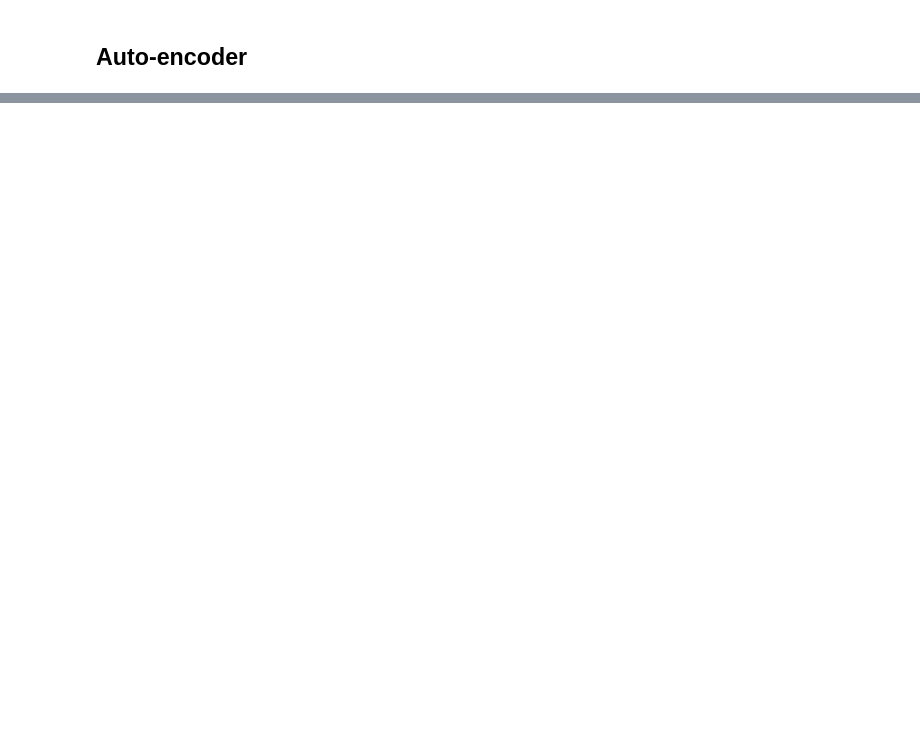
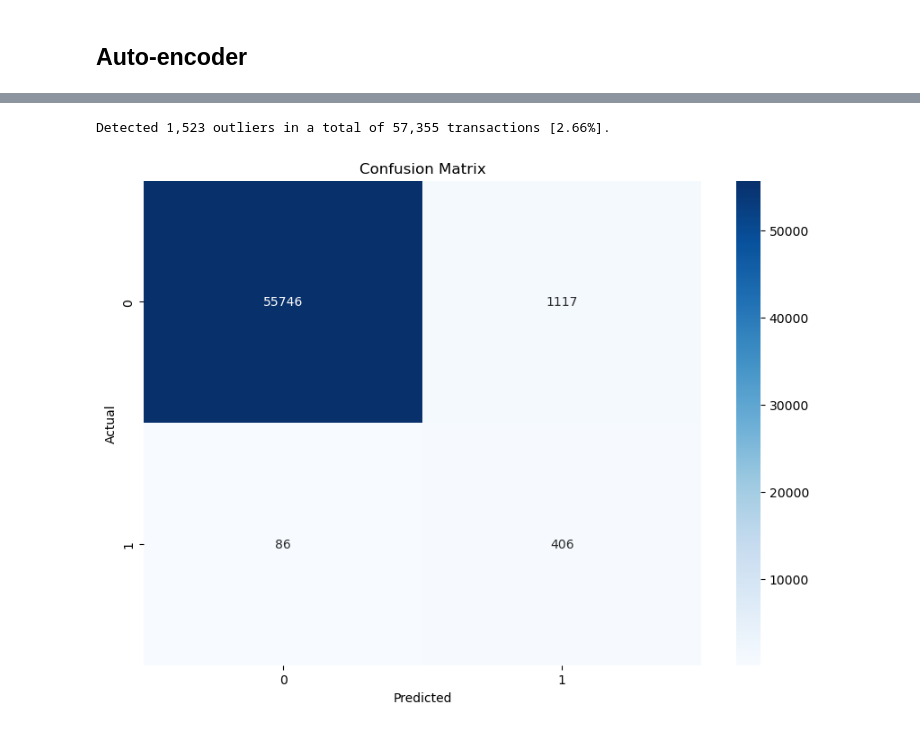
Before and after one commit to sheldonnnn007/disseration, a Jupyter notebook: msc-unsupervised.ipynb, the cells around one changed output, grey strips where cells are left out. Cells and saved outputs as stored; diff of their text form; code cells hidden in the pictures; blank space fills up the shorter version.

```diff
--- a/msc-unsupervised.ipynb
+++ b/msc-unsupervised.ipynb
@@ -375,0 +422,34 @@ KeyboardInterrupt:
+# %%
+THRESHOLD = 16
+
+def mad_score(points):
+    m = np.median(points)
+    ad = np.abs(points - m)
+    mad = np.median(ad)
+
+    return ad / mad
+
+z_scores = mad_score(mse)
+outliers = z_scores > THRESHOLD
+
+
+print(f"Detected {np.sum(outliers):,} outliers in a total of {np.size(z_scores):,} transactions [{np.sum(outliers)/np.size(z_scores):.2%}].")
+# %% [output]
+Detected 1,523 outliers in a total of 57,355 transactions [2.66%].
+# %%
+from sklearn.metrics import confusion_matrix, precision_recall_curve
+import seaborn as sns
+
+# get (mis)classification
+cm = confusion_matrix(df_test_labels, outliers)
+
+# true/false positives/negatives
+# Plot the heatmap
+plt.figure(figsize=(10, 7))
+sns.heatmap(cm, annot=True, fmt="d", cmap="Blues")
+plt.xlabel('Predicted')
+plt.ylabel('Actual')
+plt.title('Confusion Matrix for Autoencoder')
+plt.show()
+# %% [output]
+[figure, added]
```
Also changed, not shown: parts of 23 cells of this notebook, 1 other file.
